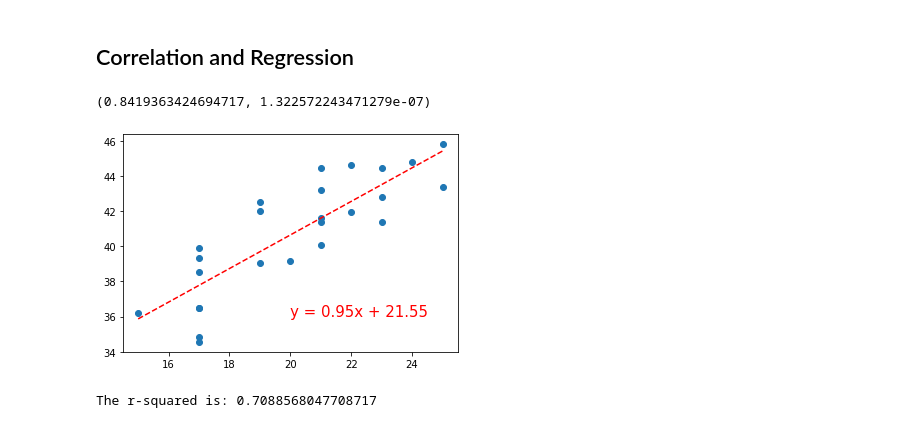
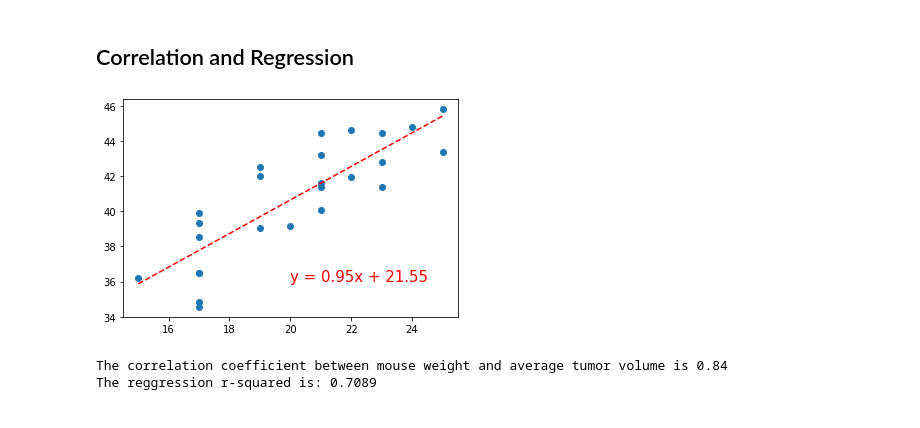
Before and after one commit to rperezme-data/DAB_H05_Matplotlib-challenge, a Jupyter notebook: Pymaceuticals/main.ipynb, the cells around one changed output. Cells and saved outputs as stored; diff of their text form; code cells hidden in the pictures.

```diff
--- a/Pymaceuticals/main.ipynb
+++ b/Pymaceuticals/main.ipynb
@@ -461,8 +318,2 @@ plt.show()
 # %% [markdown]
 ## Correlation and Regression
-# %%
-# Calculate the correlation coefficient and linear regression model
-# for mouse weight and average tumor volume for the Capomulin regimen
-st.pearsonr(x,y)
-# %% [output]
-(0.8419363424694717, 1.322572243471279e-07)
@@ -477,14 +320,22 @@ y = treatment_data.groupby('Mouse ID').mean()['Tumor Volume (mm3)']
-# %%
-plt.plot(w_x,fit1, '--', color="red")
-plt.scatter(x,y)
-
-line_eq = "y = " + str(round(slope,2)) + "x + " + str(round(intercept,2))
-plt.annotate(line_eq,(20,36),fontsize=15,color="red")
-
-plt.show()
-# %% [output]
-[figure, removed]
-# %%
-print(f"The r-squared is: {rvalue**2}")
-# %% [output]
-The r-squared is: 0.7088568047708717
+# %%
+# Calculate the correlation coefficient and linear regression model
+# for mouse weight and average tumor volume for the Capomulin regimen
+
+(slope, intercept, rvalue, pvalue, stderr) = stats.linregress(x, y)
+regress_line_x = (min(x), max(x))
+regress_line_y = [slope*min(x)+intercept, slope*max(x)+intercept]
+
+plt.scatter(x,y)
+
+plt.plot(regress_line_x, regress_line_y, '--', color="red")
+line_eq = "y = " + str(round(slope,2)) + "x + " + str(round(intercept,2))
+plt.annotate(line_eq,(20,36),fontsize=15,color="red")
+
+plt.show()
+
+print(f"The correlation coefficient between mouse weight and average tumor volume is {round(st.pearsonr(x,y)[0],2)}")
+print(f"The reggression r-squared is: {round(rvalue**2, 4)}")
+# %% [output]
+[figure, added]
+The correlation coefficient between mouse weight and average tumor volume is 0.84
+The reggression r-squared is: 0.7089
```
Also changed, not shown: parts of 36 cells of this notebook.
